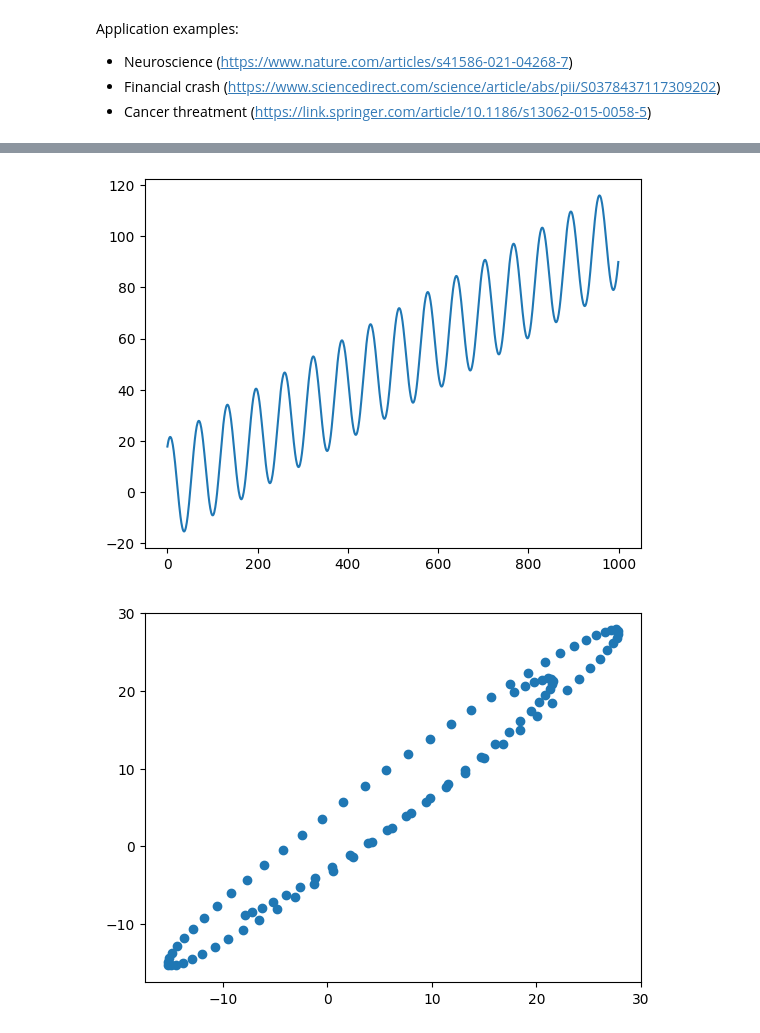
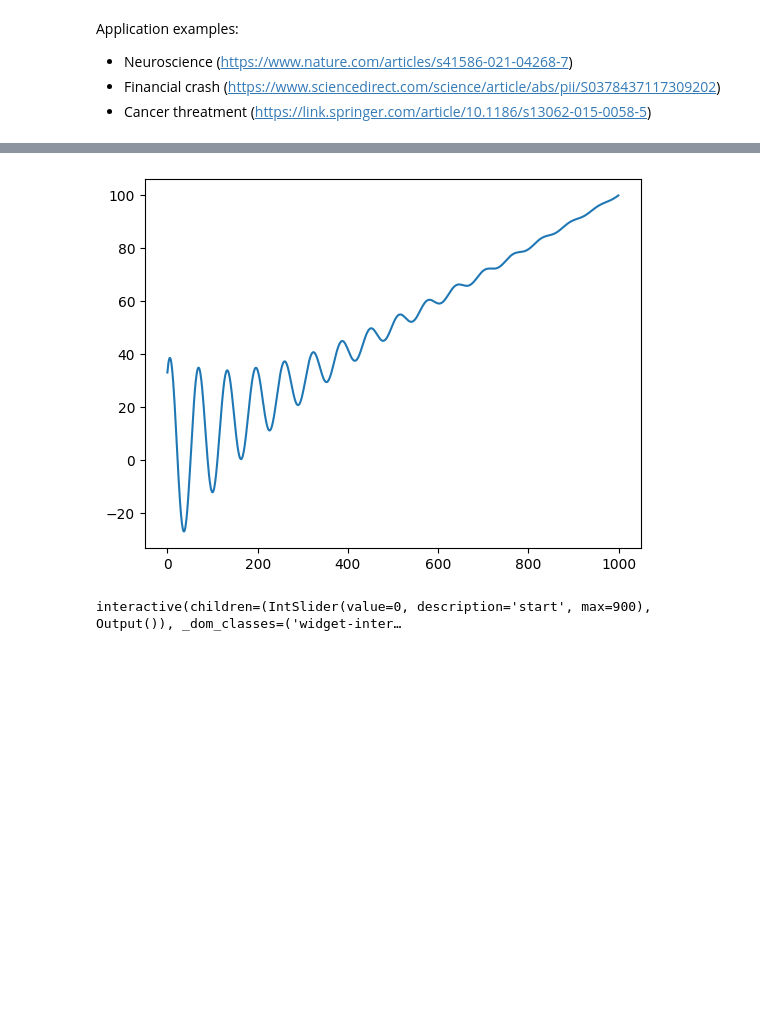
Before and after one commit to paultrygs/tda-talk, a Jupyter notebook: presentation.ipynb, the cells around one changed output, grey strips where cells are left out. Cells and saved outputs as stored; diff of their text form; code cells hidden in the pictures; blank space fills up the shorter version.

Commit message:
feat: change in shape along time series

```diff
--- a/presentation.ipynb
+++ b/presentation.ipynb
@@ -38,19 +38,40 @@ plt.scatter(disk_xs, disk_ys, color="orange")
 # %%
 import numpy as np
 import matplotlib.pyplot as plt
 
 def time_delay_embedding(time_series: np.ndarray, delay: int) -> tuple[np.ndarray, np.ndarray]:
     return time_series[:len(time_series) - delay], time_series[delay:]
 
 
-time_series =np.linspace(1, 100, 1000) + 20 * np.sin(np.linspace(1, 100, 1000))
+def get_time_series_with_oscillation_and_decay():
+    t = np.linspace(1, 100, 1000)
+    decay = np.exp(-t/20)
+    oscillation = 40 * np.sin(t) * decay
+    return np.linspace(1, 100, 1000) + oscillation
 
-embedding = time_delay_embedding(time_series[:100], 2)
+
+time_series = get_time_series_with_oscillation_and_decay()
+
 plt.plot(time_series)
 plt.show()
-
-plt.scatter(embedding[0], embedding[1])
-plt.show()
 # %% [output]
-[figure, old version]
+[figure, new version]
-[figure, removed]
+# %%
+
+import matplotlib.pyplot as plt
+from ipywidgets import interactive, fixed
+
+def interactive_time_delay_embedding(start: int = 0, size: int = 100):
+    embedding = time_delay_embedding(time_series[start:start + size], 3)
+    plt.scatter(embedding[0], embedding[1])
+    plt.show()
+
+w = interactive(
+    interactive_time_delay_embedding,
+    start=(0, 900),
+    size=fixed(100)
+)
+
+w
+# %% [output]
+interactive(children=(IntSlider(value=0, description='start', max=900), Output()), _dom_classes=('widget-inter…
```
Also changed, not shown: parts of 1 cell of this notebook.
